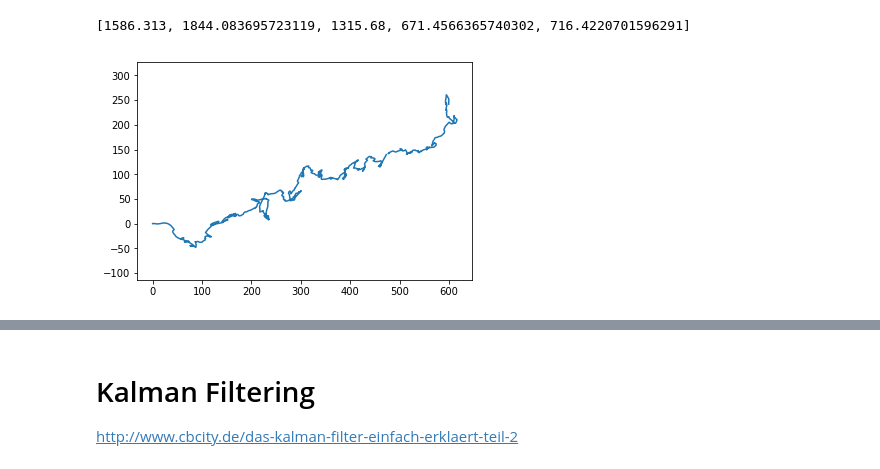
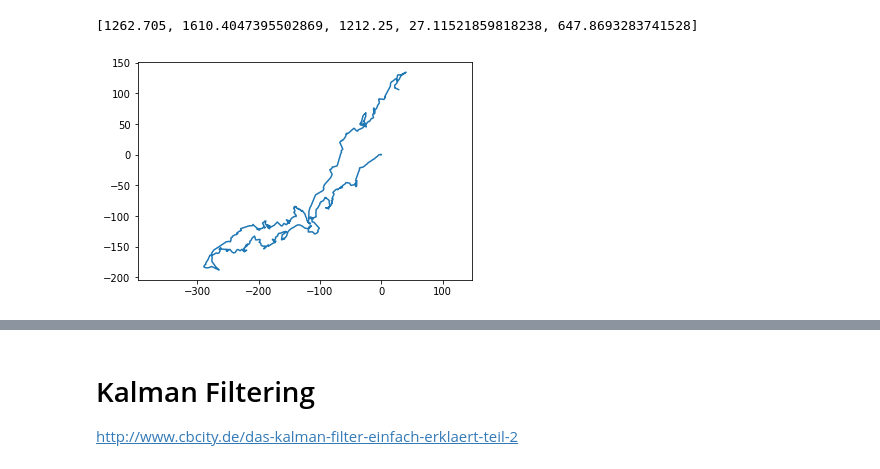
Before and after one commit to MatthiasLienhard/garmin_sandbox, a Jupyter notebook: parse_fit.ipynb, the cells around one changed output, grey strips where cells are left out. Saved outputs shown, nothing was run; the diff lists cells and outputs as text; code cells hidden in the pictures.

```diff
--- a/parse_fit.ipynb
+++ b/parse_fit.ipynb
@@ -37,10 +37,11 @@ from tqdm import tqdm, trange
 #%matplotlib ipympl
 R = 6371000 #earth radius [m]
 # %%
+#fitfile = FitFile('fit_files/2912551983.fit') #cycling (example with good gps)
 
 #fitfile = FitFile('fit_files/2853423540.fit')#short swim
-#fitfile = FitFile('fit_files/2871238195.fit')#longer swim two way
-fitfile = FitFile('fit_files/1589443367.fit') #intermediate one way
+fitfile = FitFile('fit_files/2871238195.fit')#longer swim two way
+fitfile = FitFile('fit_files/2913114523.fit')#krumme lanke swim
 # %%
 def toDegree(s):
     s=np.array(s)
@@ -148,14 +157,14 @@ i_turn=np.nanargmax(dists)
 dist_back=get_dist(start_lat,start_lng, data['position_lat_deg'][i_turn],data['position_long_deg'][i_turn])+get_dist(data['position_lat_deg'][i_turn],data['position_long_deg'][i_turn], end_lat, end_lng)
 [np.sum(tab.speed),np.sum(tab.delta), data['distance'][-1], get_dist(start_lat,start_lng,end_lat,end_lng), dist_back]
 # %% [output]
-[1586.313, 1844.083695723119, 1315.68, 671.4566365740302, 716.4220701596291]
+[1262.705, 1610.4047395502869, 1212.25, 27.11521859818238, 647.8693283741528]
 # %%
 plt.axis('equal')
-plt.plot(  np.cumsum(tab.delta_long), np.cumsum(tab.delta_lat))
+plt.plot(  np.nancumsum(tab.delta_long), np.nancumsum(tab.delta_lat))
 plt.show()
-tab.to_csv('fit_files/processed.csv')
+#tab.to_csv('fit_files/processed.csv')
 # %% [output]
-[figure, old version]
+[figure, new version]
 # %% [markdown]
 ![](fit_files/swimtrack_unfiltered.png)
 # %% [markdown]
```
Also changed, not shown: parts of 10 cells of this notebook, 16 other files.
